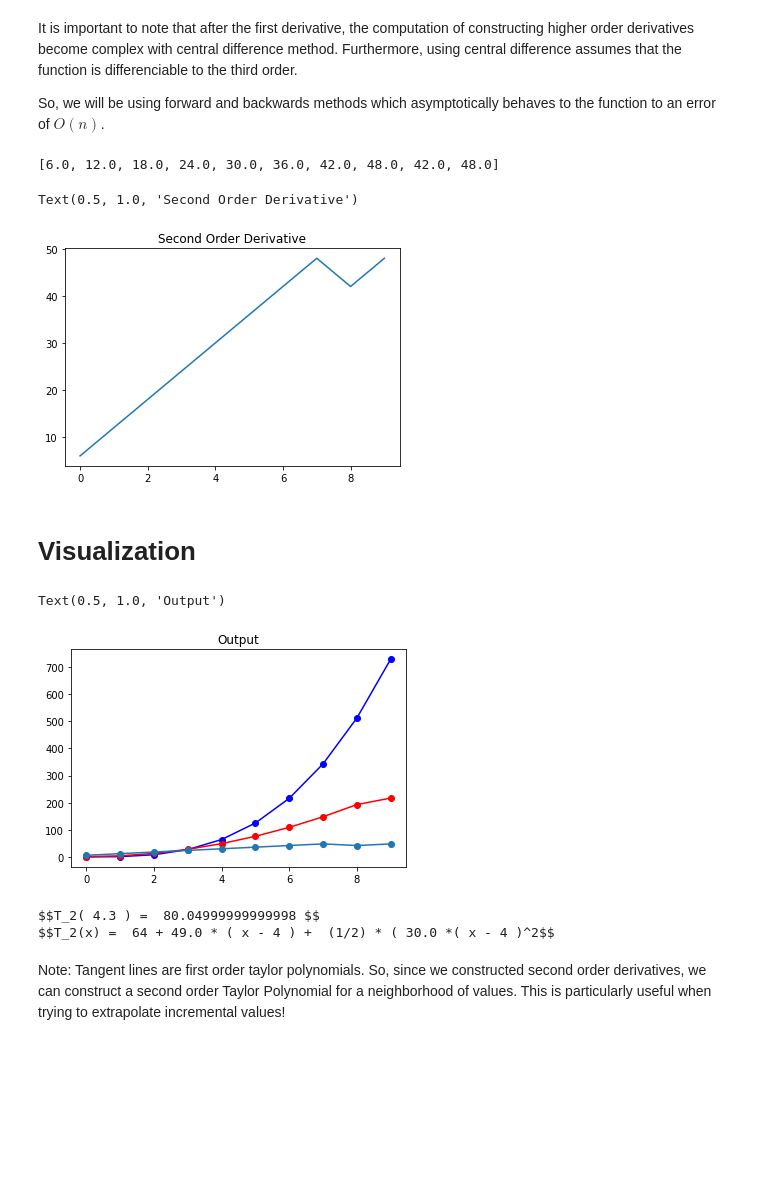
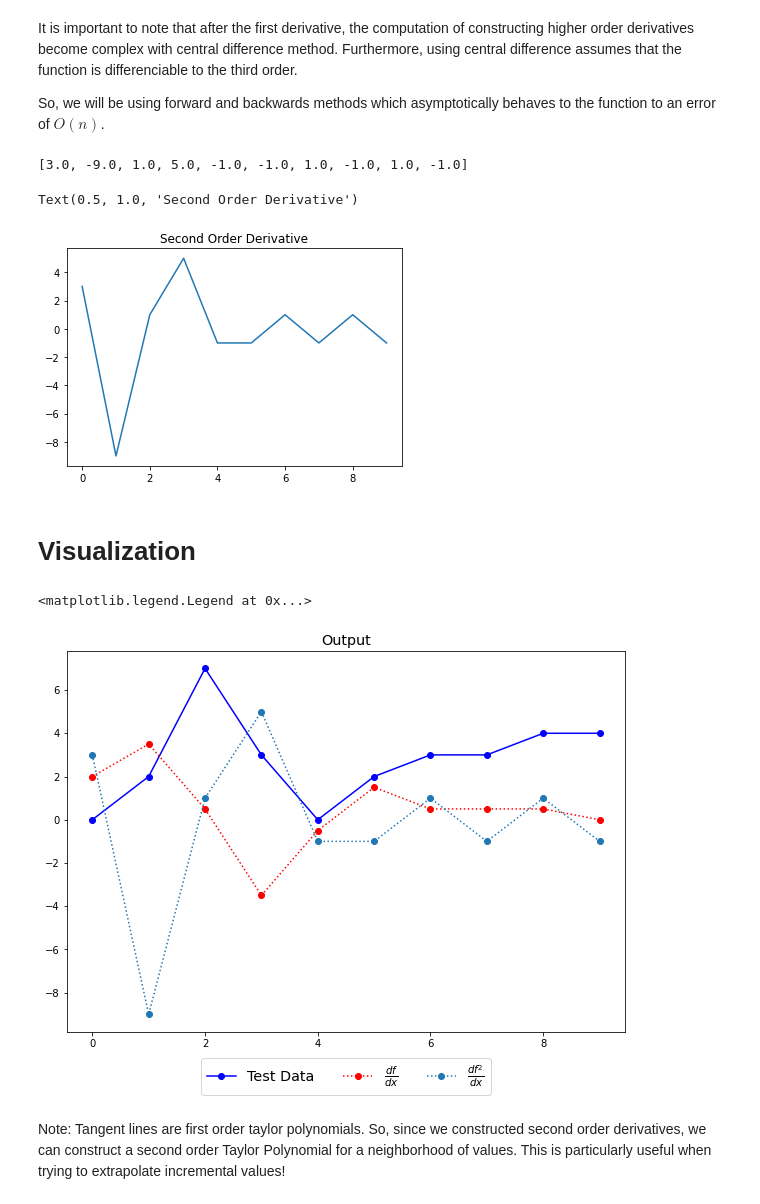
Before and after one commit to ddot-bit/Monte-Carlo-Integration, a Jupyter notebook: Numerical Derivative.ipynb, the cells around one changed output. Saved outputs shown, nothing was run; the diff lists cells and outputs as text; code cells hidden in the pictures; blank space fills up the shorter version.

```diff
--- a/Numerical Derivative.ipynb
+++ b/Numerical Derivative.ipynb
@@ -26,7 +26,7 @@ x = 4.3 # Extrapolation Value
 # %%
 for i in range(10):
     indep_var.append(i)
-    poly.append(i*i*i) #rand.randrange(10))
+    poly.append(rand.randrange(10))
 
 print(indep_var, "\n", poly)
 
@@ -75,26 +75,25 @@ print(second_order_dydx)
 plt.plot(indep_var, second_order_dydx)
 plt.title('Second Order Derivative')
 # %% [output]
-[6.0, 12.0, 18.0, 24.0, 30.0, 36.0, 42.0, 48.0, 42.0, 48.0]
+[3.0, -9.0, 1.0, 5.0, -1.0, -1.0, 1.0, -1.0, 1.0, -1.0]
 Text(0.5, 1.0, 'Second Order Derivative')
-[figure, old version]
+[figure, new version]
 # %% [markdown]
 # Visualization
 # %%
-plt.plot(indep_var, poly, 'b', marker = 'o')
-plt.plot(indep_var, dydx, 'r', marker = 'o')
-plt.plot(indep_var, second_order_dydx, marker = 'o')
-plt.title('Output')
+g = plt.figure(figsize = (10,7))
+plt.plot(indep_var, poly, 'b', marker = 'o', label = 'Test Data')
+plt.plot(indep_var, dydx, 'r', linestyle = ':', marker = 'o', label = r'$\frac{df}{dx}$')
+plt.plot(indep_var, second_order_dydx, linestyle = ':', marker = 'o', label = r'$\frac{df^2}{dx}$')
+plt.title('Output', fontsize = 'x-large')
+plt.legend(loc = 'upper center', bbox_to_anchor = (0.5, -0.05), ncol = 5,fontsize = 'x-large')
 # %% [output]
-Text(0.5, 1.0, 'Output')
+<matplotlib.legend.Legend at 0x...>
-[figure, old version]
+[figure, new version]
 # %%
 taylor_poly = poly[center] + dydx[center] * (x - center) + (second_order_dydx[center] * (x - center)**2 / 2)
-# print("$$T_2(", x, ') = ',taylor_poly,'$$')
-# print("$$T_2(x) = ", poly[center], '+', dydx[center], '* ( x -', center, ') +', ' (1/2)', '* (', second_order_dydx[center], '*( x -', center,')^2$$')
+# print("$$T_2(", x, ') = ',taylor_poly,' .$$')
+# print("$$T_2(x) = ", poly[center], '+', dydx[center], '* ( x -', center, ') +', '(1/2)', '*', second_order_dydx[center], '* ( x -', center,')^2 .$$')
-# %% [output]
-$$T_2( 4.3 ) =  80.04999999999998 $$
-$$T_2(x) =  64 + 49.0 * ( x - 4 ) +  (1/2) * ( 30.0 *( x - 4 )^2$$
 # %% [markdown]
 Note: Tangent lines are first order taylor polynomials. So, since we constructed second order derivatives, we can construct a second order Taylor Polynomial for a neighborhood of values. This is particularly useful when trying to extrapolate incremental values!
 # %% [markdown]
```
Also changed, not shown: parts of 3 cells of this notebook.
